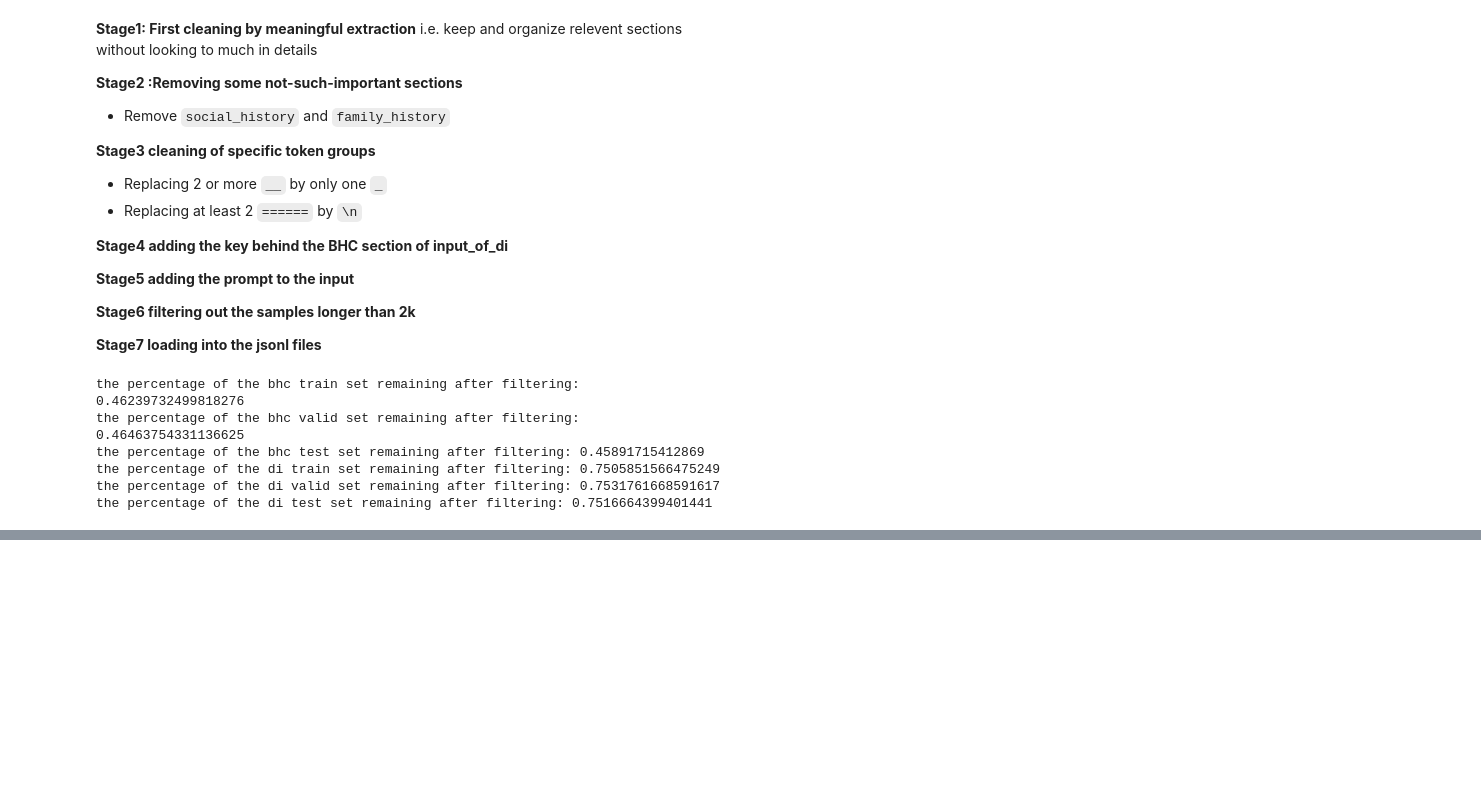
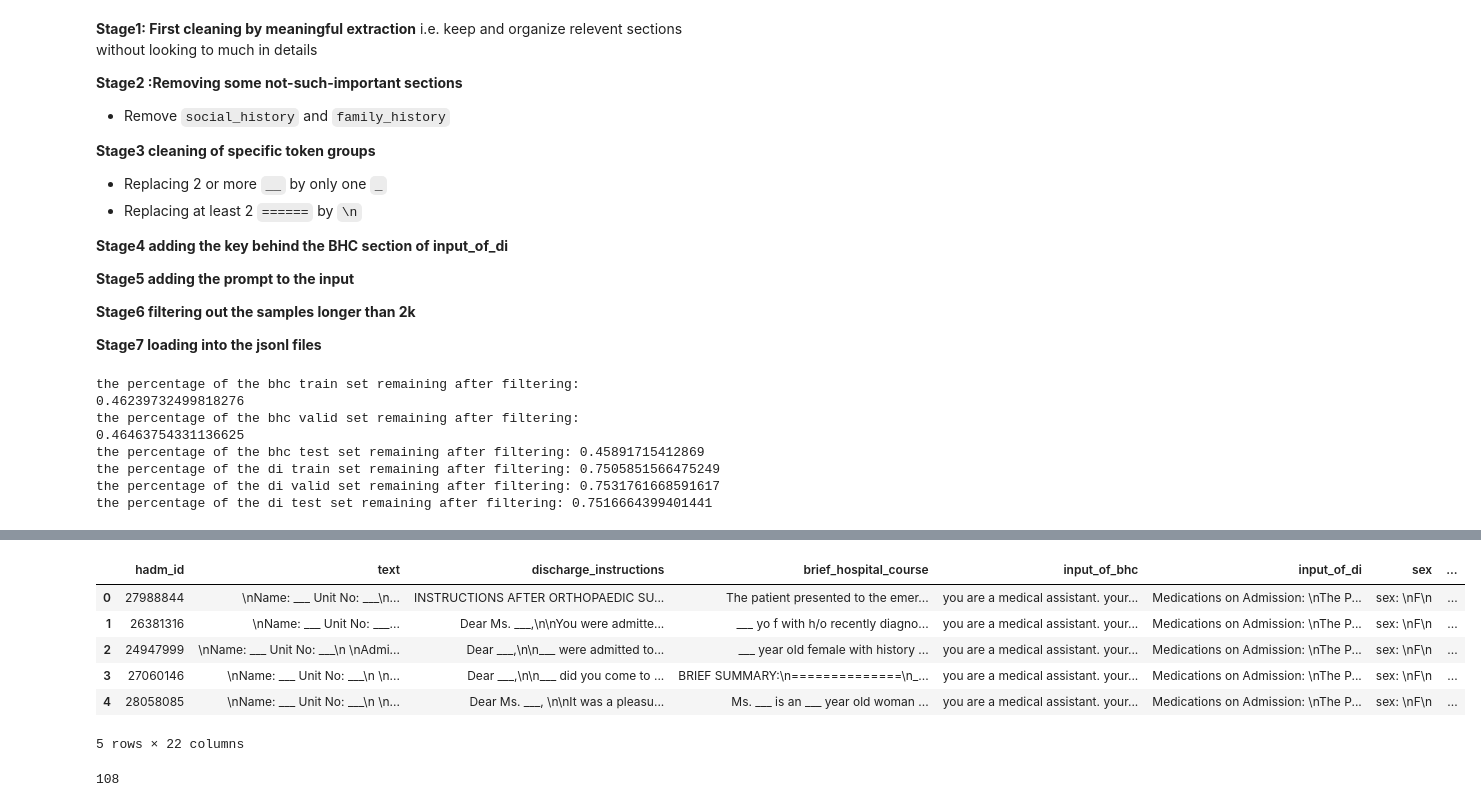
Before and after one commit to HAOTIAN89/MEDISCHARGE, a Jupyter notebook: notebooks/dataset_reconstruct.ipynb, the cells around one changed output, grey strips where cells are left out. Drawn from its saved outputs; the diff is of its cells as text; code cells hidden in the pictures; blank space fills up the shorter version.

Commit message:
processing BHC input in the test set

```diff
--- a/notebooks/dataset_reconstruct.ipynb
+++ b/notebooks/dataset_reconstruct.ipynb
@@ -218,0 +235,30 @@ dataframe_to_jsonl(di_test_df, attributes=['input_of_di', 'discharge_instruction
+# %%
+clean_bhc_test_input = extract_clean_inputs(test_combined_discharge,
+                                              features_to_include=[
+                                'sex',
+                                'allergies',
+                                'chief_complaint',
+                                'major_surgical_procedures',
+                                'history_of_present_illness',
+                                'past_medical_history',
+                                'physical_exam',
+                                'pertinent_results',
+                            ])
+
+clean_di_test_input = extract_clean_inputs(test_combined_discharge,
+                        features_to_include=[
+                                'medication_on_admission',
+                                'discharge_medications',
+                                'discharge_disposition',
+                                'discharge_diagnosis',
+                                'discharge_condition',
+                            ])
+# %%
+system_prompt1 = "You are a medical assistant. Your task is to write the brief hospital course corresponding to the following hospital discharge.\n\n"
+system_prompt2 = "You are a medical assistant. Your task is to write the discharge instructions corresponding to the following hospital discharge.\n\n"
+# %%
+test_combined_discharge['input_of_bhc'] = clean_bhc_test_input
+test_combined_discharge['input_of_di'] = clean_di_test_input
+
+test_combined_discharge['input_of_bhc'] = system_prompt1 + test_combined_discharge['input_of_bhc']
+test_combined_discharge['input_of_bhc'] = test_combined_discharge['input_of_bhc'].progress_apply(remove_unecessary_tokens)
@@ -218,0 +286,10 @@ dataframe_to_jsonl(di_test_df, attributes=['input_of_di', 'discharge_instruction
+# %%
+bhc_sections = ['sex', 'allergies', 'chief_complaint', 'major_surgical_procedures', 'history_of_present_illness', 'past_medical_history', 'physical_exam', 'pertinent_results']
+
+for section in bhc_sections:
+    print(section)
+    test_combined_discharge[section] = extract_clean_inputs(test_combined_discharge, features_to_include=[section])
+    test_combined_discharge[section] = test_combined_discharge[section].progress_apply(remove_unecessary_tokens)
+    test_combined_discharge[section + "_tokens"] = test_combined_discharge[section].progress_apply(get_token_count)
+
+print("finished")
@@ -218,0 +306,10 @@ dataframe_to_jsonl(di_test_df, attributes=['input_of_di', 'discharge_instruction
+# %%
+test_combined_discharge.head()
+# %% [output]
+|  | hadm_id | text | discharge_instructions | brief_hospital_course | input_of_bhc | input_of_di | sex | ... |
+| 0 | 27988844 | \nName: ___ Unit No: ___\n... | INSTRUCTIONS AFTER ORTHOPAEDIC SU... | The patient presented to the emer... | you are a medical assistant. your... | Medications on Admission: \nThe P... | sex: \nF\n | ... |
+| 1 | 26381316 | \nName: ___ Unit No: ___... | Dear Ms. ___,\n\nYou were admitte... | ___ yo f with h/o recently diagno... | you are a medical assistant. your... | Medications on Admission: \nThe P... | sex: \nF\n | ... |
+| 2 | 24947999 | \nName: ___ Unit No: ___\n \nAdmi... | Dear ___,\n\n___ were admitted to... | ___ year old female with history ... | you are a medical assistant. your... | Medications on Admission: \nThe P... | sex: \nF\n | ... |
+| 3 | 27060146 | \nName: ___ Unit No: ___\n \n... | Dear ___,\n\n___ did you come to ... | BRIEF SUMMARY:\n==============\n_... | you are a medical assistant. your... | Medications on Admission: \nThe P... | sex: \nF\n | ... |
+| 4 | 28058085 | \nName: ___ Unit No: ___\n \n... | Dear Ms. ___, \n\nIt was a pleasu... | Ms. ___ is an ___ year old woman ... | you are a medical assistant. your... | Medications on Admission: \nThe P... | sex: \nF\n | ... |
+5 rows × 22 columns
@@ -218,0 +335,23 @@ dataframe_to_jsonl(di_test_df, attributes=['input_of_di', 'discharge_instruction
+# %%
+test_combined_discharge['input_of_bhc_new'] = test_combined_discharge['input_of_bhc']
+
+for index, row in test_combined_discharge.iterrows():
+    total_tokens = 0
+    for select in select_strategy:
+        total_tokens = 0
+        for section in select:
+            total_tokens += row[section + "_tokens"]
+        if total_tokens < 2048:
+            final_select = select
+            break
+        if select in select_strategy[-1]:
+            final_select = select_strategy[-1]
+            print("no suitable strategy found")
+    test_combined_discharge.at[index, 'input_of_bhc_new'] = extract_clean_inputs(test_combined_discharge.iloc[index], features_to_include=final_select)
+test_combined_discharge['input_of_bhc_new'] = system_prompt1 + test_combined_discharge['input_of_bhc_new']
+test_combined_discharge['input_of_bhc_new'] = test_combined_discharge['input_of_bhc_new'].progress_apply(remove_unecessary_tokens)
+test_combined_discharge['input_of_bhc_new_tokens'] = test_combined_discharge['input_of_bhc_new'].progress_apply(get_token_count)
+# check how many rows where its input_of_bhc_new_tokens is greater than 2048
+print(len(test_combined_discharge[test_combined_discharge['input_of_bhc_new_tokens'] > 2048]))
+# %% [output]
+108
```
Also changed, not shown: parts of 10 cells of this notebook, 1 other file.
